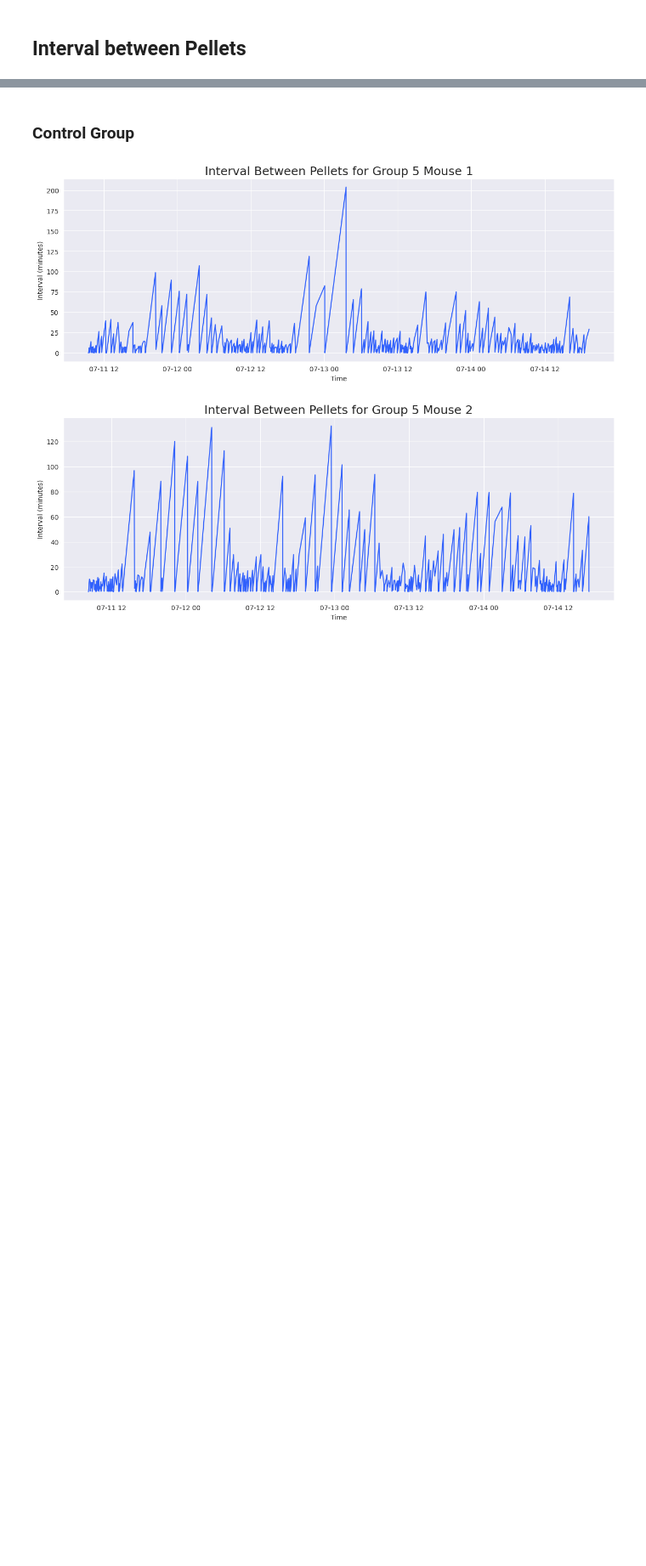
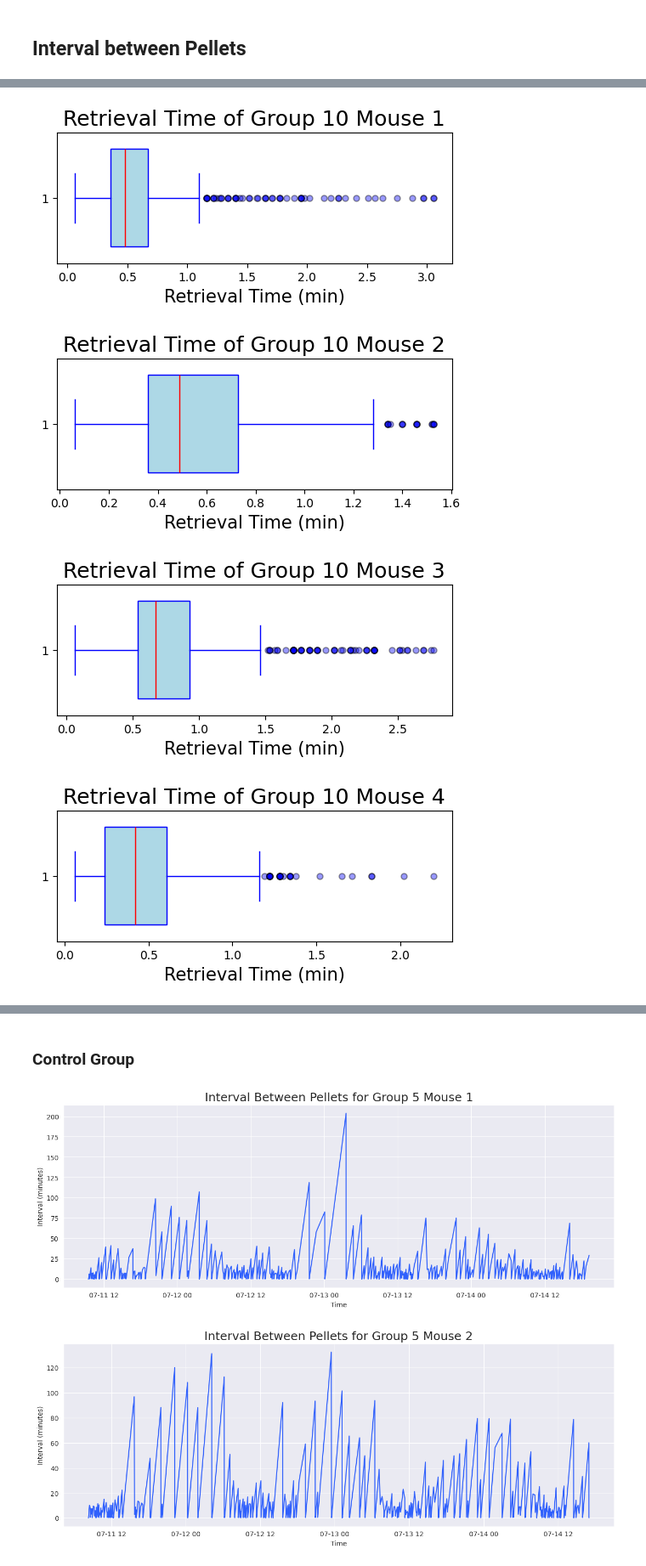
Before and after one commit to ftlabucsd/FEDUPP, a Jupyter notebook: CASK/CASK Rev pellet_interval.ipynb, the cells around one changed output, grey strips where cells are left out. Shown at 85% size. Cells and saved outputs as stored; diff of their text form; code cells hidden in the pictures; blank space fills up the shorter version.

```diff
--- a/CASK/CASK Rev pellet_interval.ipynb
+++ b/CASK/CASK Rev pellet_interval.ipynb
@@ -11,0 +24,8 @@ from preprocessing import read_csv_clean, read_excel_by_sheet
+# %%
+for file in paths.contigency_flip_cask:
+    plot_retrieval_time(file, remove_outlier=True, n_stds=0.2)
+# %% [output]
+[figure, added]
+[figure, added]
+[figure, added]
+[figure, added]
```
Also changed, not shown: parts of 4 cells of this notebook, 9 other files.
